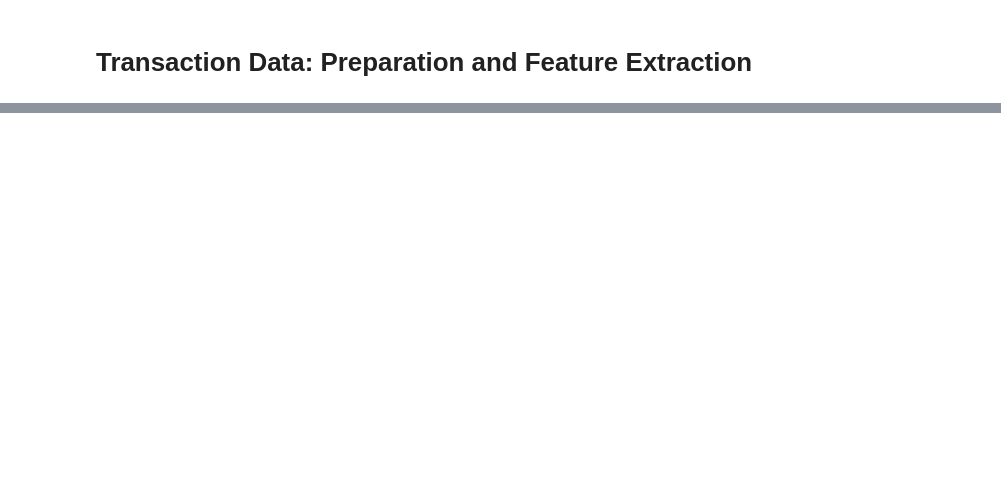
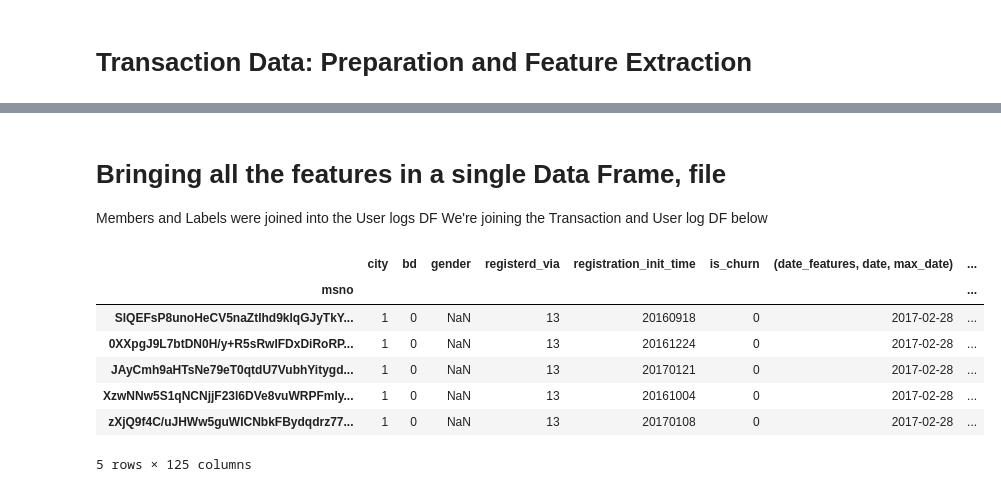
Before and after one commit to ajolson89/W207Fall2018Final, a Jupyter notebook: W207_FinalProj_DataPrep_BaselineSub_KennedyKhannaOlson.ipynb, the cells around one changed output, grey strips where cells are left out. Saved outputs shown, nothing was run; the diff lists cells and outputs as text; code cells hidden in the pictures; blank space fills up the shorter version.

```diff
--- a/W207_FinalProj_DataPrep_BaselineSub_KennedyKhannaOlson.ipynb
+++ b/W207_FinalProj_DataPrep_BaselineSub_KennedyKhannaOlson.ipynb
@@ -117,0 +196,19 @@ features_all = features_all.join(<GAURAV INSERT YOUR DATAFRAME HERE>, how='inner
+# %%
+# Features: latest transaction, renaming the collumns
+latest_transaction_gb = transactions_gb.tail([1]).rename(columns={'payment_plan_days': 'latest_plan_days', 'actual_amount_paid': 'latest_amount_paid','is_auto_renew': 'latest_auto_renew',
+                                                                  'transaction_date': 'latest_transaction_date',
+                                                                  'membership_expire_date': 'latest_expire_date', 'is_cancel': 'latest_is_cancel' })
+
+# Index by msno
+latest_transaction_gb.set_index('msno', inplace = True)
+
+# Test
+# latest_transaction_gb.head()
+# %%
+# Plan actual amount paid/day for the latest transaction
+# Adding the collumn amount_paid_per_day
+
+latest_transaction_gb['amount_paid_per_day'] = (latest_transaction_gb['latest_amount_paid']/latest_transaction_gb['latest_plan_days'])
+
+# Test
+latest_transaction_gb.head()
@@ -117,0 +227,6 @@ features_all = features_all.join(<GAURAV INSERT YOUR DATAFRAME HERE>, how='inner
+# %%
+# Get all transaction features in a single DF
+transactions_features = transactions_features.join(latest_transaction_gb, how = 'inner')
+
+# Test
+transactions_features.head()
@@ -118,3 +241,23 @@ features_all = features_all.join(<GAURAV INSERT YOUR DATAFRAME HERE>, how='inner
+# %% [markdown]
+# Bringing all the features in a single Data Frame, file
+
+Members and Labels were joined into the User logs DF
+We're joining the Transaction and User log DF below
+# %%
+# Joining feature DF's
+features_all = features_all.join(transactions_features, how='inner')
+# %%
+# Test
+features_all.head()
+# %% [output]
+|  | city | bd | gender | registerd_via | registration_init_time | is_churn | (date_features, date, max_date) | ... |
+| msno |  |  |  |  |  |  |  | ... |
+| SlQEFsP8unoHeCV5naZtlhd9klqGJyTkY... | 1 | 0 | NaN | 13 | 20160918 | 0 | 2017-02-28 | ... |
+| 0XXpgJ9L7btDN0H/y+R5sRwIFDxDiRoRP... | 1 | 0 | NaN | 13 | 20161224 | 0 | 2017-02-28 | ... |
+| JAyCmh9aHTsNe79eT0qtdU7VubhYitygd... | 1 | 0 | NaN | 13 | 20170121 | 0 | 2017-02-28 | ... |
+| XzwNNw5S1qNCNjjF23l6DVe8vuWRPFmIy... | 1 | 0 | NaN | 13 | 20161004 | 0 | 2017-02-28 | ... |
+| zXjQ9f4C/uJHWw5guWICNbkFBydqdrz77... | 1 | 0 | NaN | 13 | 20170108 | 0 | 2017-02-28 | ... |
+5 rows × 125 columns
 # %%
 #Write all features to pkl
 features_all.to_pickle('features_all.pkl')
```
Also changed, not shown: parts of 18 cells of this notebook.
